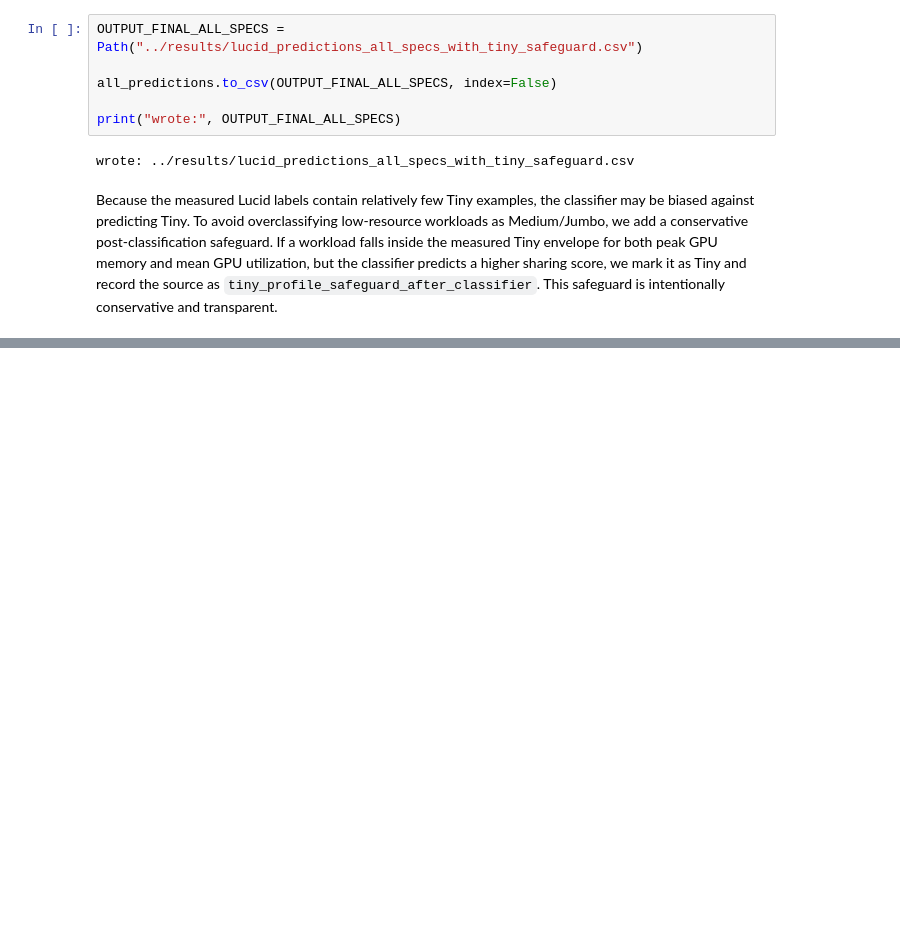
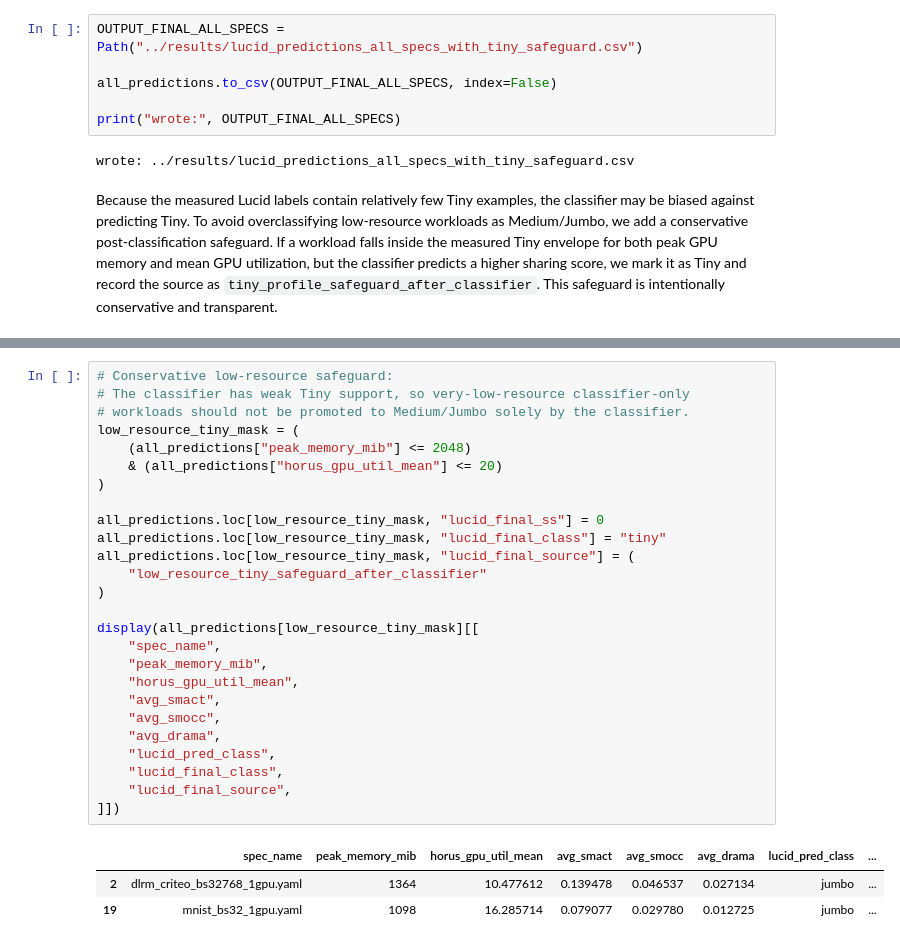
Before and after one commit to ehsanyousefzadehasl/AEGIS, a Jupyter notebook: evaluation/lucid/notebooks/lucid_classifier_inspection.ipynb, the cells around one changed output, grey strips where cells are left out. Cells and saved outputs as stored; diff of their text form; blank space fills up the shorter version.

Commit message:
fix(evaluation): apply Lucid tiny safeguards

```diff
--- a/evaluation/lucid/notebooks/lucid_classifier_inspection.ipynb
+++ b/evaluation/lucid/notebooks/lucid_classifier_inspection.ipynb
@@ -521,0 +550,30 @@ Because the measured Lucid labels contain relatively few Tiny examples, the clas
+# %%
+# Conservative low-resource safeguard:
+# The classifier has weak Tiny support, so very-low-resource classifier-only
+# workloads should not be promoted to Medium/Jumbo solely by the classifier.
+low_resource_tiny_mask = (
+    (all_predictions["peak_memory_mib"] <= 2048)
+    & (all_predictions["horus_gpu_util_mean"] <= 20)
+)
+
+all_predictions.loc[low_resource_tiny_mask, "lucid_final_ss"] = 0
+all_predictions.loc[low_resource_tiny_mask, "lucid_final_class"] = "tiny"
+all_predictions.loc[low_resource_tiny_mask, "lucid_final_source"] = (
+    "low_resource_tiny_safeguard_after_classifier"
+)
+
+display(all_predictions[low_resource_tiny_mask][[
+    "spec_name",
+    "peak_memory_mib",
+    "horus_gpu_util_mean",
+    "avg_smact",
+    "avg_smocc",
+    "avg_drama",
+    "lucid_pred_class",
+    "lucid_final_class",
+    "lucid_final_source",
+]])
+# %% [output]
+|  | spec_name | peak_memory_mib | horus_gpu_util_mean | avg_smact | avg_smocc | avg_drama | lucid_pred_class | ... |
+| 2 | dlrm_criteo_bs32768_1gpu.yaml | 1364 | 10.477612 | 0.139478 | 0.046537 | 0.027134 | jumbo | ... |
+| 19 | mnist_bs32_1gpu.yaml | 1098 | 16.285714 | 0.079077 | 0.029780 | 0.012725 | jumbo | ... |
```
Also changed, not shown: parts of 3 cells of this notebook, 2 other files.
